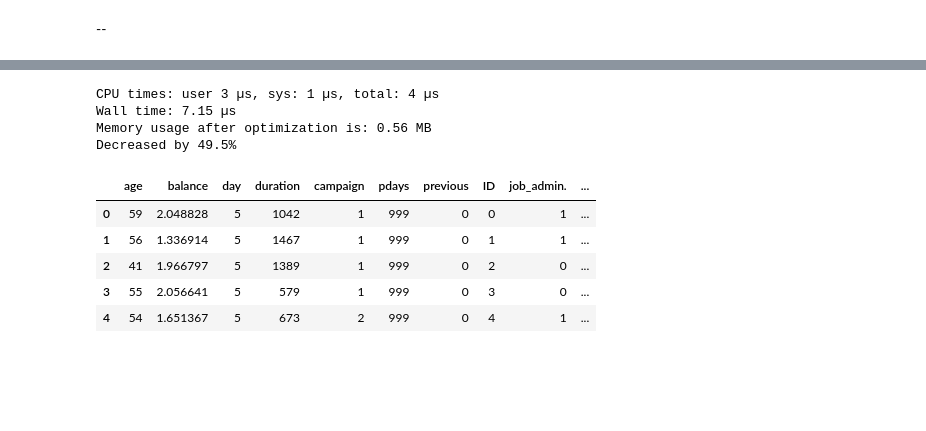
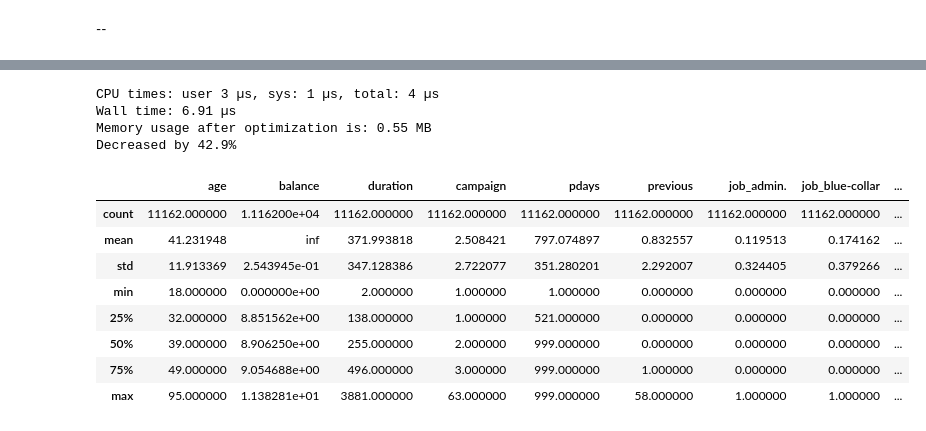
Before and after one commit to HieuFromWaterloo/stat441_project, a Jupyter notebook: BankX.ipynb, the cells around one changed output, grey strips where cells are left out. Cells and saved outputs as stored; diff of their text form; code cells hidden in the pictures; blank space fills up the shorter version.

```diff
--- a/BankX.ipynb
+++ b/BankX.ipynb
@@ -22,6 +22,7 @@ warnings.filterwarnings(action="ignore")
 def one_hot_encoder(df, nan_as_category = True):
     original_columns = list(df.columns)
     categorical_columns = [col for col in df.columns if df[col].dtype == 'object']
+    categorical_columns.remove("deposit")
     df = pd.get_dummies(df, columns= categorical_columns, dummy_na= nan_as_category)
     new_columns = [c for c in df.columns if c not in original_columns]
     return df, new_columns
@@ -370,7 +375,7 @@ deposit
 yes    1.0
 Name: percentage_deposit, dtype: float64
 # %%
-for col in ["day","previous", "pdays"]:
+for col in ["day","previous", "pdays", "campaign"]:
     df = data.groupby(col)["ID"].nunique()
     df_depot = data_depo.groupby(col)["ID"].nunique()
     result = pd.concat([df_depot, df], axis=1, join='inner')
@@ -428,15 +473,32 @@ test = data[data["pdays"]!=-1]
 # %%
-def transform_pipeline(df):
-    df["balance"] = df["balance"].apply(lambda x: np.log(x) if x > 0 else np.log(x + 1 - (df["balance"].min())))
+def transform_pipeline(dtfr):
+    df = dtfr.copy()
+    df["balance"] = np.log(df["balance"] + abs(df["balance"].min()) + 1)
     categorical_columns = [col for col in df.columns if df[col].dtype == 'object']
     for col in categorical_columns:
-        if col != "contact" or col != "poutcome":
+        if col not in ["contact", "poutcome"]:
             data[col].replace('unknown', data[col].mode()[0], inplace=True)
     df["pdays"].replace(-1, 999, inplace = True)
-    df["month"] =  df["month"].apply(lambda x: "EarlyQuarter" if (x == "jan" or x == "apr" or x == "jul" or x == "oct")
-                                     else ("MidQuarter" if (x == "feb" or x == "may" or x == "aug" or x == "oct") else
+    df["month"] =  df["month"].apply(lambda x: "EarlyQuarter" if (x in ["jan","apr", "jul","oct"])
+                                     else ("MidQuarter" if (x in ["feb","may","aug","oct"]) else
                                           "EndQuarter"))
+    """
+    Group 1: 1,10
+    Group 2: 19,20,28,29,31
+    Group 3: others
+    """
+    df["day"] = df["day"].apply(lambda x: "gr1" if (x in [1,10])
+                               else ("gr2" if (x in [19,20,28,29,31]) else "gr3"))
+    df = df.drop("ID", axis=1)
+
     df["poutcome"].replace("other", "unknown", inplace = True)
     df, _ = one_hot_encoder(df)
+
+    nan_cols = ["month_nan", "contact_nan", "loan_nan", "housing_nan", "default_nan",
+                  "education_nan", "marital_nan", "job_nan", "day_nan", "poutcome_nan"]
+
+    for col in nan_cols:
+        del df[col]
+
     df = reduce_mem_usage(df)
     return df
@@ -447,15 +518,18 @@ import time
 data_transform = transform_pipeline(data)
 # %% [output]
 CPU times: user 3 µs, sys: 1 µs, total: 4 µs
-Wall time: 7.15 µs
-Memory usage after optimization is: 0.56 MB
-Decreased by 49.5%
+Wall time: 6.91 µs
+Memory usage after optimization is: 0.55 MB
+Decreased by 42.9%
 # %%
-data_transform.head()
+data_transform.describe()
 # %% [output]
-|  | age | balance | day | duration | campaign | pdays | previous | ID | job_admin. | ... |
-| 0 | 59 | 2.048828 | 5 | 1042 | 1 | 999 | 0 | 0 | 1 | ... |
-| 1 | 56 | 1.336914 | 5 | 1467 | 1 | 999 | 0 | 1 | 1 | ... |
-| 2 | 41 | 1.966797 | 5 | 1389 | 1 | 999 | 0 | 2 | 0 | ... |
-| 3 | 55 | 2.056641 | 5 | 579 | 1 | 999 | 0 | 3 | 0 | ... |
-| 4 | 54 | 1.651367 | 5 | 673 | 2 | 999 | 0 | 4 | 1 | ... |
+|  | age | balance | duration | campaign | pdays | previous | job_admin. | job_blue-collar | ... |
+| count | 11162.000000 | 1.116200e+04 | 11162.000000 | 11162.000000 | 11162.000000 | 11162.000000 | 11162.000000 | 11162.000000 | ... |
+| mean | 41.231948 | inf | 371.993818 | 2.508421 | 797.074897 | 0.832557 | 0.119513 | 0.174162 | ... |
+| std | 11.913369 | 2.543945e-01 | 347.128386 | 2.722077 | 351.280201 | 2.292007 | 0.324405 | 0.379266 | ... |
+| min | 18.000000 | 0.000000e+00 | 2.000000 | 1.000000 | 1.000000 | 0.000000 | 0.000000 | 0.000000 | ... |
+| 25% | 32.000000 | 8.851562e+00 | 138.000000 | 1.000000 | 521.000000 | 0.000000 | 0.000000 | 0.000000 | ... |
+| 50% | 39.000000 | 8.906250e+00 | 255.000000 | 2.000000 | 999.000000 | 0.000000 | 0.000000 | 0.000000 | ... |
+| 75% | 49.000000 | 9.054688e+00 | 496.000000 | 3.000000 | 999.000000 | 1.000000 | 0.000000 | 0.000000 | ... |
+| max | 95.000000 | 1.138281e+01 | 3881.000000 | 63.000000 | 999.000000 | 58.000000 | 1.000000 | 1.000000 | ... |
```
Also changed, not shown: parts of 26 cells of this notebook, 4 other files.
